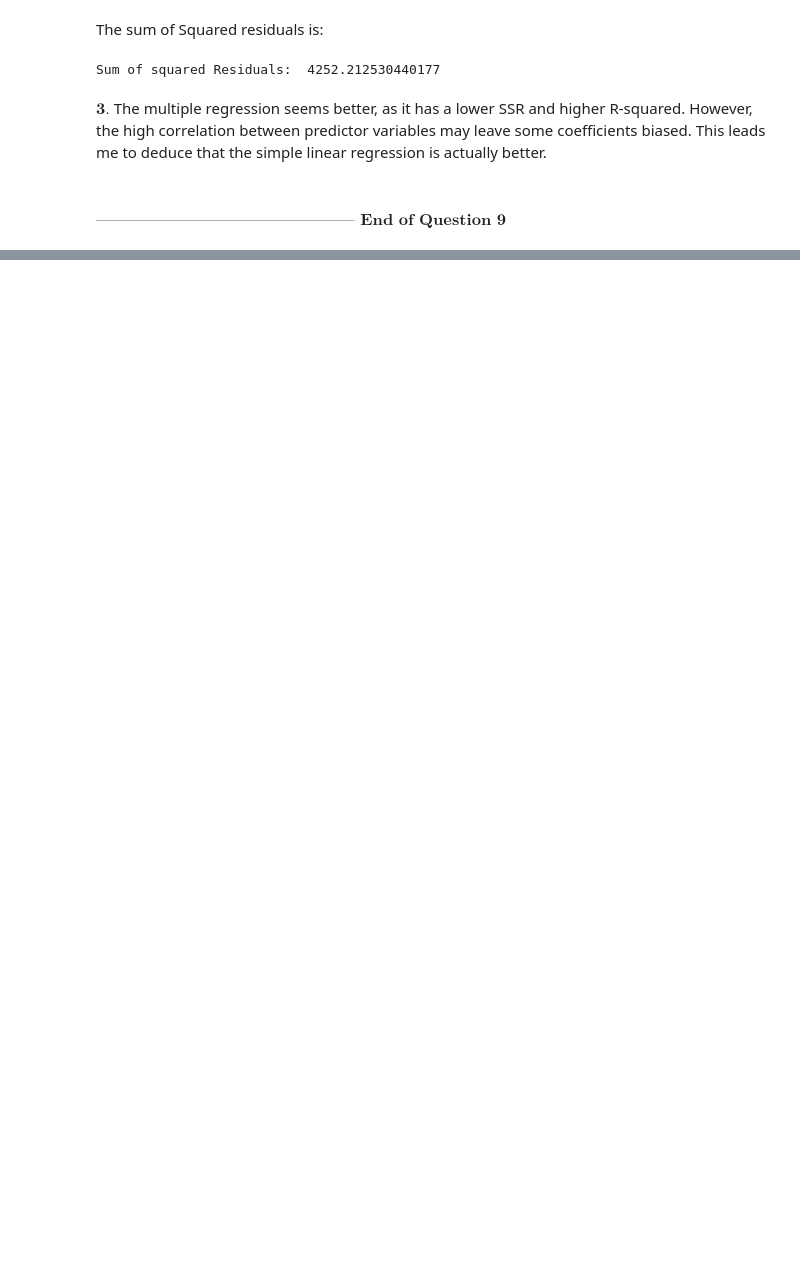
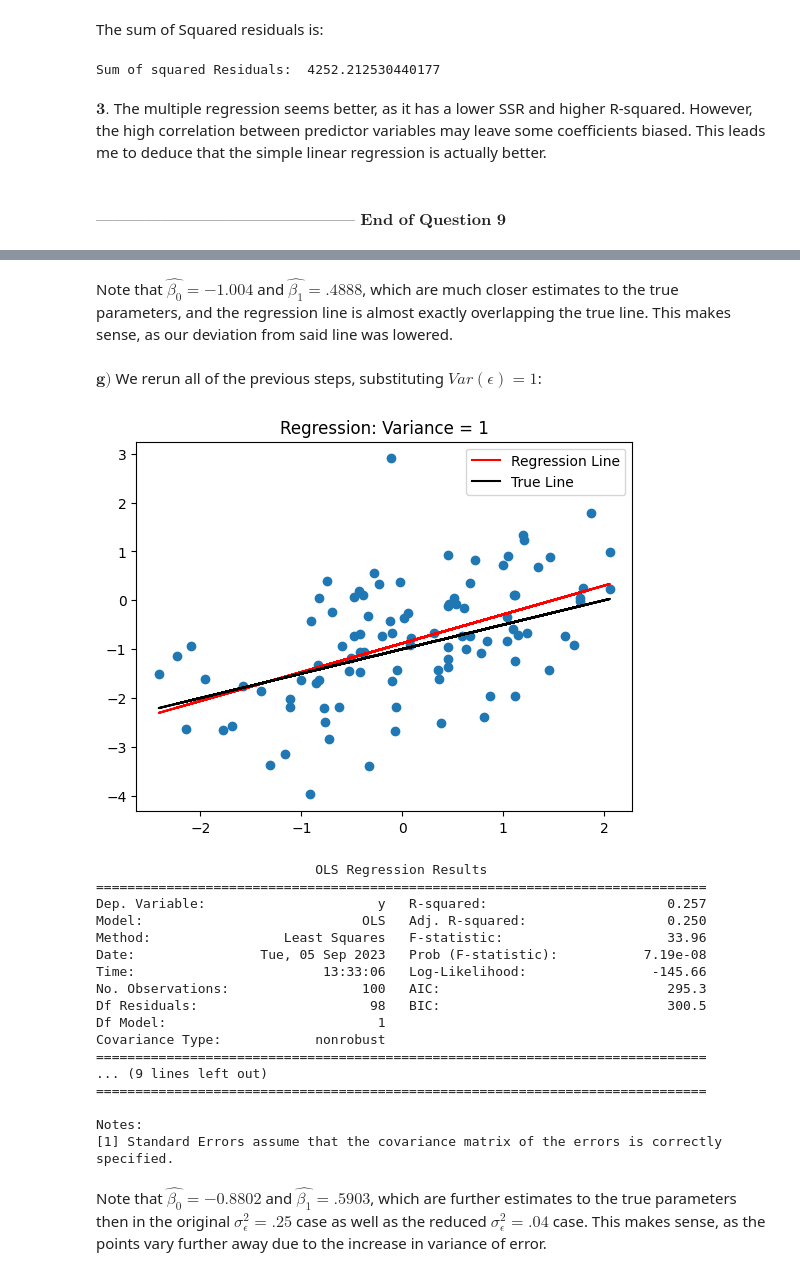
Before and after one commit to dg3358/Georgia-Tech-MATH-4803, a Jupyter notebook: HW 1/HW_1.ipynb, the cells around one changed output, grey strips where cells are left out. Drawn from its saved outputs; the diff is of its cells as text; code cells hidden in the pictures; blank space fills up the shorter version.

```diff
--- a/HW 1/HW_1.ipynb
+++ b/HW 1/HW_1.ipynb
@@ -423,0 +569,46 @@ Text(0.5, 0.98, 'My plot')
+# %% [markdown]
+Note that $\widehat{\beta_0} = -1.004$ and $\widehat{\beta_1} = .4888$, which are much closer estimates to the true parameters, and the regression line is almost exactly overlapping the true line. This makes sense, as our deviation from said line was lowered.
+# %% [markdown]
+$\textbf{g)}$ We rerun all of the previous steps, substituting $Var(\epsilon) = 1$:
+# %%
+#part a again
+xvars = np.random.normal(0,1,100);
+
+#part b again - changing variance
+eps = np.random.normal(0,1, 100);
+
+#part c again
+y = -1 + .5*xvars + eps;
+
+#parts d,e, and f
+result6 = sm.ols(formula = "y ~ xvars", data = {"xvars": xvars, "y": y}).fit();
+interceptValActual = result6.params["Intercept"];
+betaValActual = result6.params["xvars"];
+plt.scatter(xvars, y)
+plt.plot(xvars, interceptValActual + betaValActual*xvars, color = 'red', label = 'Regression Line')
+plt.plot(xvars, -1 + 0.5*xvars, color = 'black', label = 'True Line')
+plt.legend()
+plt.title(label = "Regression: Variance = 1");
+plt.show()
+print(result6.summary())
+# %% [output]
+[figure, added]
+                            OLS Regression Results
+==============================================================================
+Dep. Variable:                      y   R-squared:                       0.257
+Model:                            OLS   Adj. R-squared:                  0.250
+Method:                 Least Squares   F-statistic:                     33.96
+Date:                Tue, 05 Sep 2023   Prob (F-statistic):           7.19e-08
+Time:                        13:33:06   Log-Likelihood:                -145.66
+No. Observations:                 100   AIC:                             295.3
+Df Residuals:                      98   BIC:                             300.5
+Df Model:                           1
+Covariance Type:            nonrobust
+==============================================================================
+... (9 lines left out)
+==============================================================================
+
+Notes:
+[1] Standard Errors assume that the covariance matrix of the errors is correctly specified.
+# %% [markdown]
+Note that $\widehat{\beta_0} = -0.8802$ and $\widehat{\beta_1} = .5903$, which are further estimates to the true parameters then in the original $\sigma_{\epsilon}^2 = .25$ case as well as the reduced $\sigma_{\epsilon}^2 = .04$ case. This makes sense, as the points vary further away due to the increase in variance of error.
```
Also changed, not shown: parts of 41 cells of this notebook.
